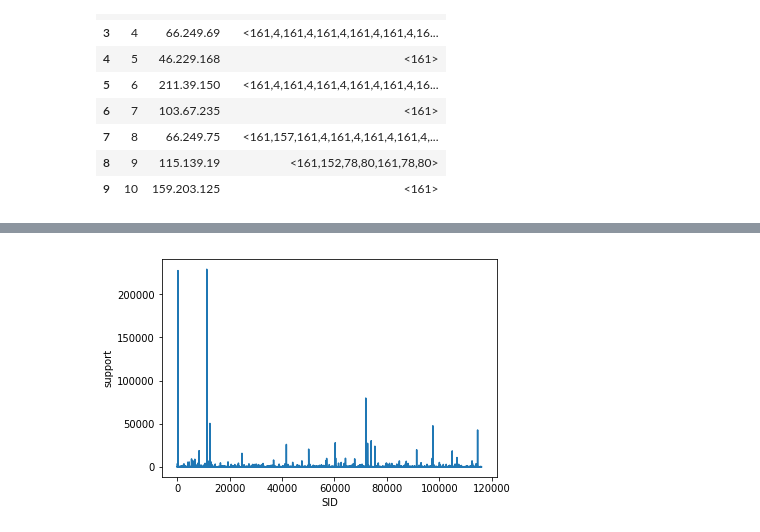
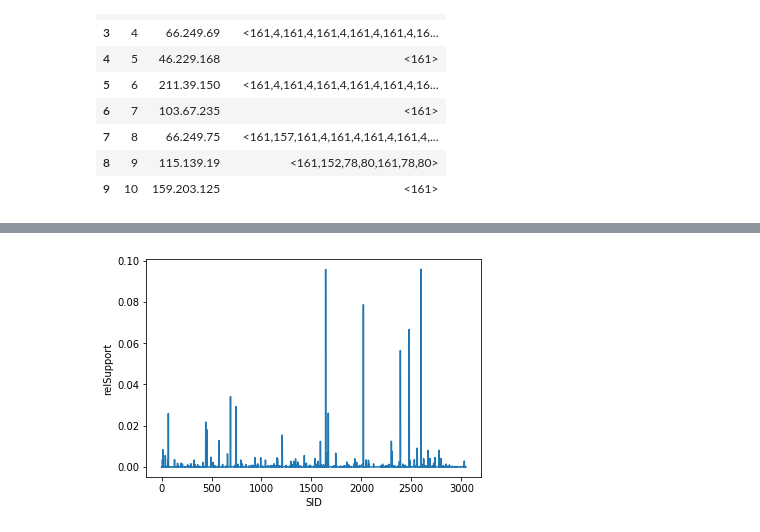
Before and after one commit to OrangeNebula/momsitter-notebook, a Jupyter notebook: 03-momsitter-sequence-rel-support-comparision.ipynb, the cells around one changed output, grey strips where cells are left out. Cells and saved outputs as stored; diff of their text form; code cells hidden in the pictures.

Commit message:
Get comparision plot figure

```diff
--- a/03-momsitter-sequence-rel-support-comparision.ipynb
+++ b/03-momsitter-sequence-rel-support-comparision.ipynb
@@ -98,7 +131,7 @@ def get_sid(sequence):
         return sid_list[sequence]
 # %%
 # 비-이슈 회원들의 ngram 을 추출
-normal_ngram = extract_ngram_set(5, no_issue_seq_data)
+normal_ngram = extract_ngram_set(2, no_issue_seq_data)
 # 가장 많이 나타나는 패턴 순으로 확인하기 위해 support 값 순으로 정렬
 normal_ngram.sort_values(['support'], ascending=[False]).head(10)
 # %% [output]
@@ -163,0 +157,4 @@ normal_ngram
+# %%
+normal_ngram_support_sum = normal_ngram['support'].sum()
+normal_ngram['relSupport'] = normal_ngram['support'] / normal_ngram_support_sum
+normal_ngram.head(10)
@@ -164,14 +173,16 @@ normal_ngram
 # %%
 import matplotlib.mlab as mlab
 import matplotlib.pyplot as plt
 
+normal_ngram = normal_ngram.sort_values(['SID'], ascending=[True])
+
 x = normal_ngram['SID']
-y = normal_ngram['support']
+y = normal_ngram['relSupport']
 
 plt.xlabel('SID')
-plt.ylabel('support')
+plt.ylabel('relSupport')
 
 plt.plot(x, y)
 plt.show()
 # %% [output]
-[figure, old version]
+[figure, new version]
```
Also changed, not shown: parts of 18 cells of this notebook.
